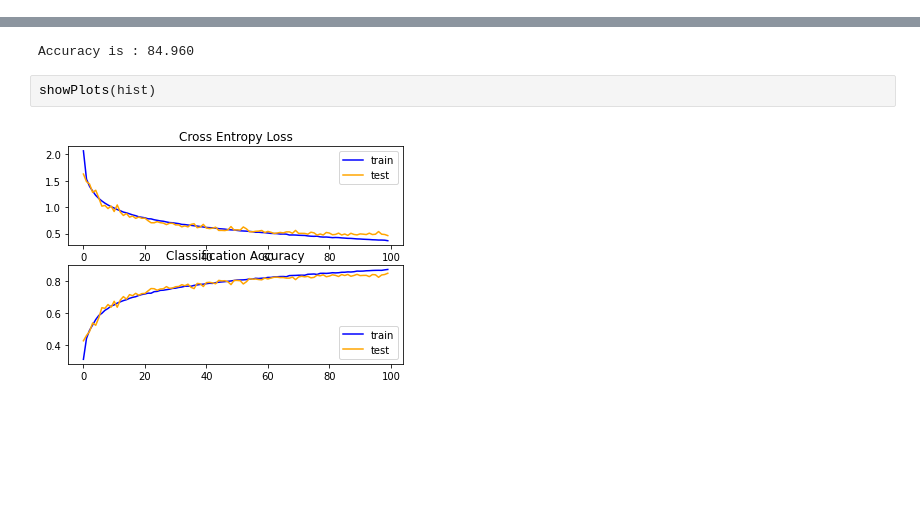
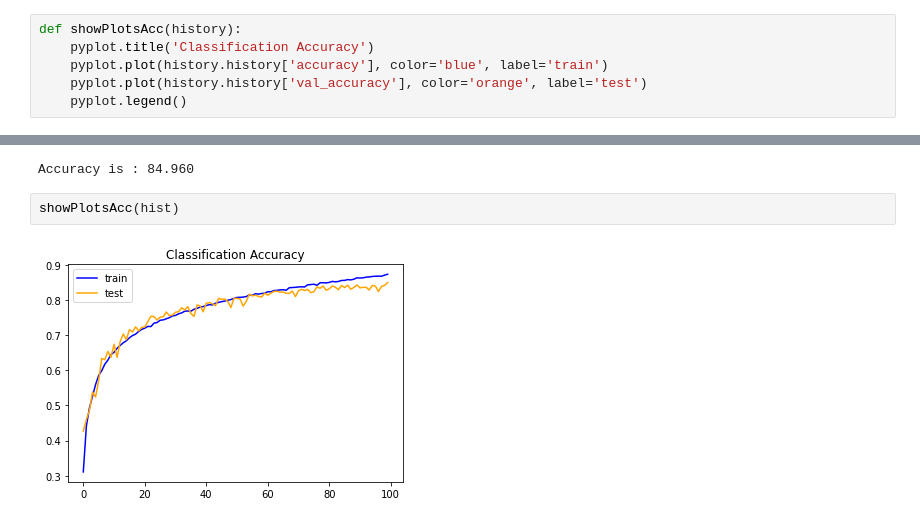
Before and after one commit to AlokRanjanSwain/ML-Projects, a Jupyter notebook: CNN.ipynb, the cells around one changed output, grey strips where cells are left out. Saved outputs shown, nothing was run; the diff lists cells and outputs as text; blank space fills up the shorter version.

Commit message:
Different plot

```diff
--- a/CNN.ipynb
+++ b/CNN.ipynb
@@ -311,9 +305,15 @@ def showPlots(history):
+# %%
+def showPlotsAcc(history):
+    pyplot.title('Classification Accuracy')
+    pyplot.plot(history.history['accuracy'], color='blue', label='train')
+    pyplot.plot(history.history['val_accuracy'], color='orange', label='test')
+    pyplot.legend()
 # %%
 hist,ac=execute()
 print('Accuracy is : %.3f' % (ac * 100.0))
 # %% [output]
 Accuracy is : 84.960
 # %%
-showPlots(hist)
+showPlotsAcc(hist)
 # %% [output]
-[figure, old version]
+[figure, new version]
```
Also changed, not shown: parts of 3 cells of this notebook.
